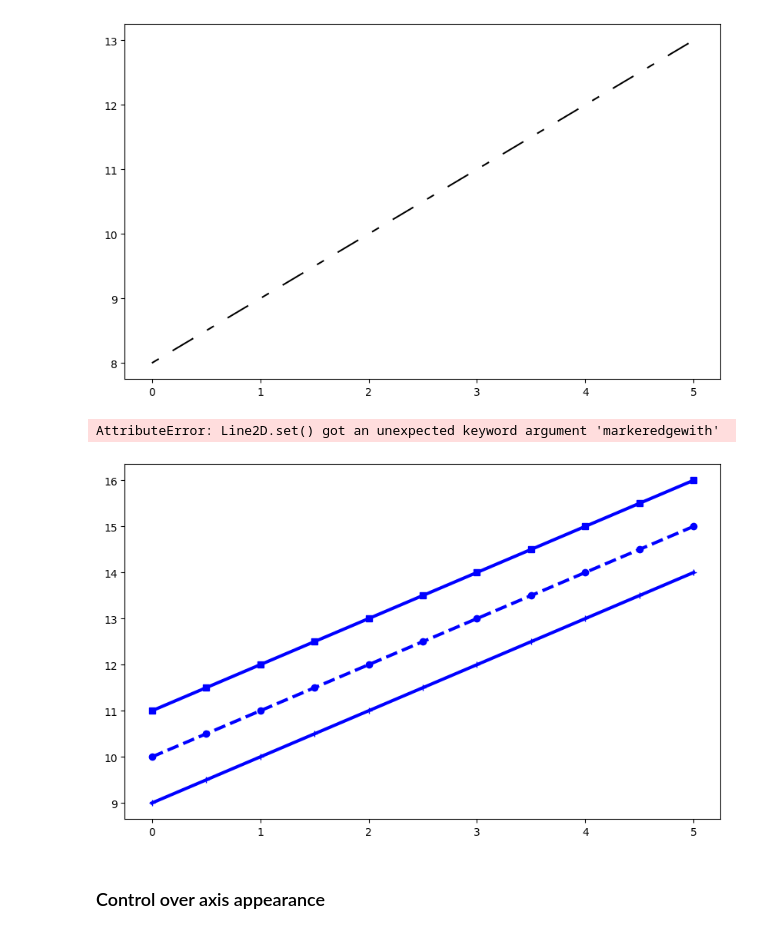
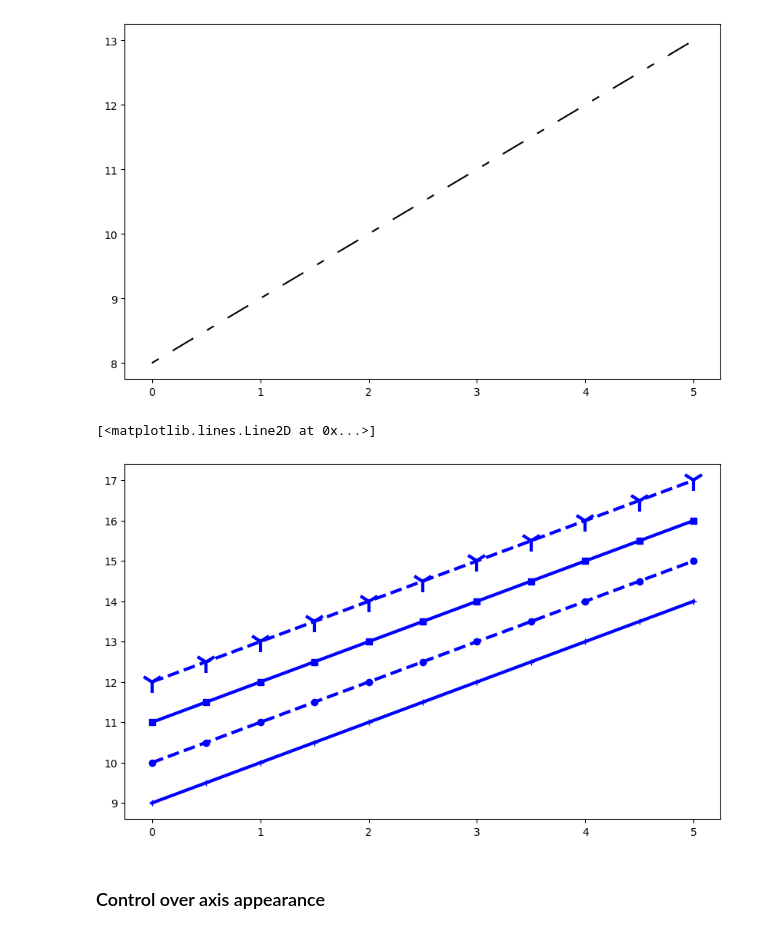
Before and after one commit to Danielcoffee/data_scientist_bootcamp, a Jupyter notebook: 05-Data-Visualization-with-Matplotlib/01-Matplotlib Concepts Lecture.ipynb, the cells around one changed output. Saved outputs shown, nothing was run; the diff lists cells and outputs as text; code cells hidden in the pictures.

```diff
--- a/05-Data-Visualization-with-Matplotlib/01-Matplotlib Concepts Lecture.ipynb
+++ b/05-Data-Visualization-with-Matplotlib/01-Matplotlib Concepts Lecture.ipynb
@@ -406,17 +406,17 @@ line.set_dashes([5, 10, 15, 10]) # format: line length, space length, ...
 # %%
 
 fig, ax = plt.subplots(figsize=(10,6))
 # possible marker symbols: marker = '+', 'o', '*', 's', ',', '.', '1', '2', '3', '4', ...
 ax.plot(x, x+ 9, color="blue", lw=3, ls='-', marker='+')
 ax.plot(x, x+10, color="blue", lw=3, ls='--', marker='o')
 ax.plot(x, x+11, color="blue", lw=3, ls='-', marker='s')
-ax.plot(x, x+12, color="blue", lw=3, ls='--', marker='1', markersize=20, markerfacecolor='red', markeredgewith='3')
+ax.plot(x, x+12, color="blue", lw=3, ls='--', marker='1', markersize=20, markerfacecolor='red', markeredgewidth='3')
 # can combine with markersize=value
 # markerfacecolor
-# markeredgewith
+# markeredgewidth
 # %% [output]
-AttributeError: Line2D.set() got an unexpected keyword argument 'markeredgewith'
+[<matplotlib.lines.Line2D at 0x...>]
-[figure, old version]
+[figure, new version]
 # %%
 
 # marker size and color
```
